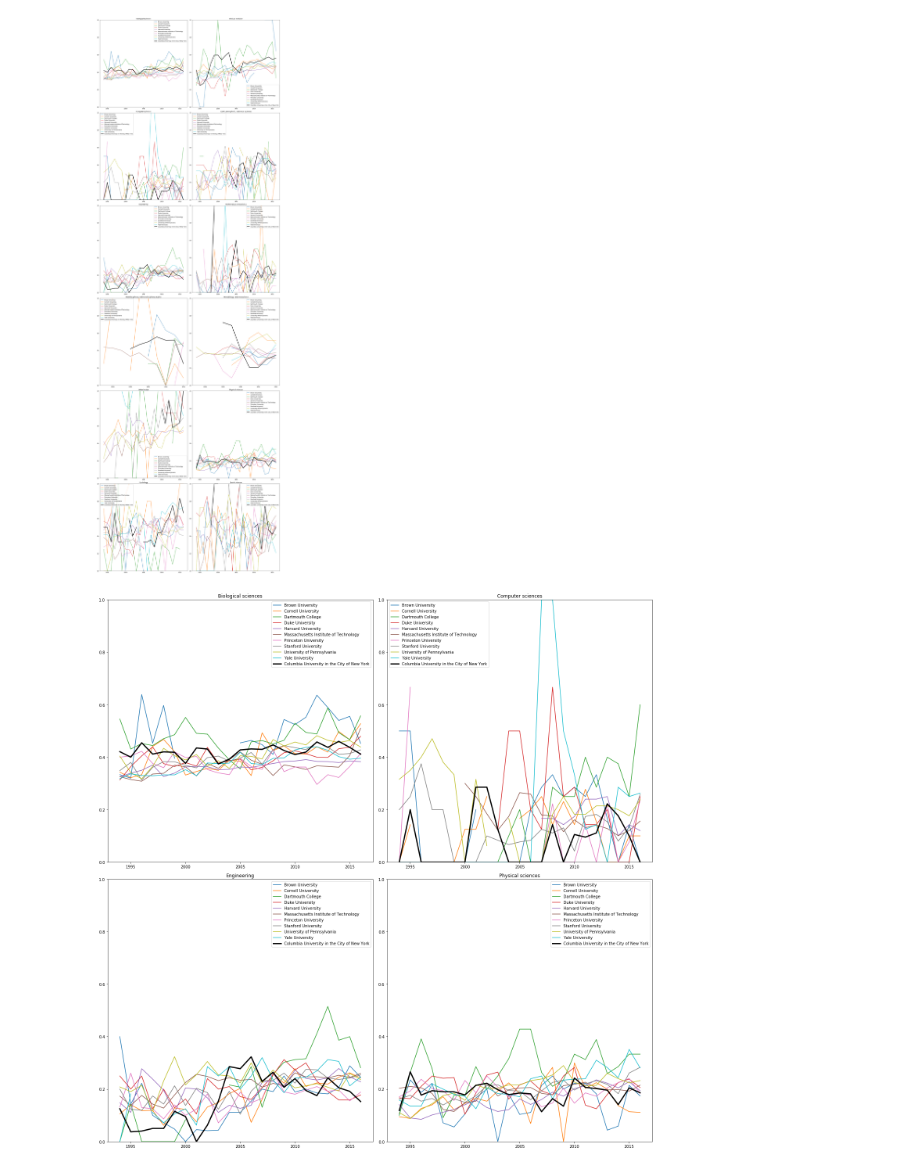
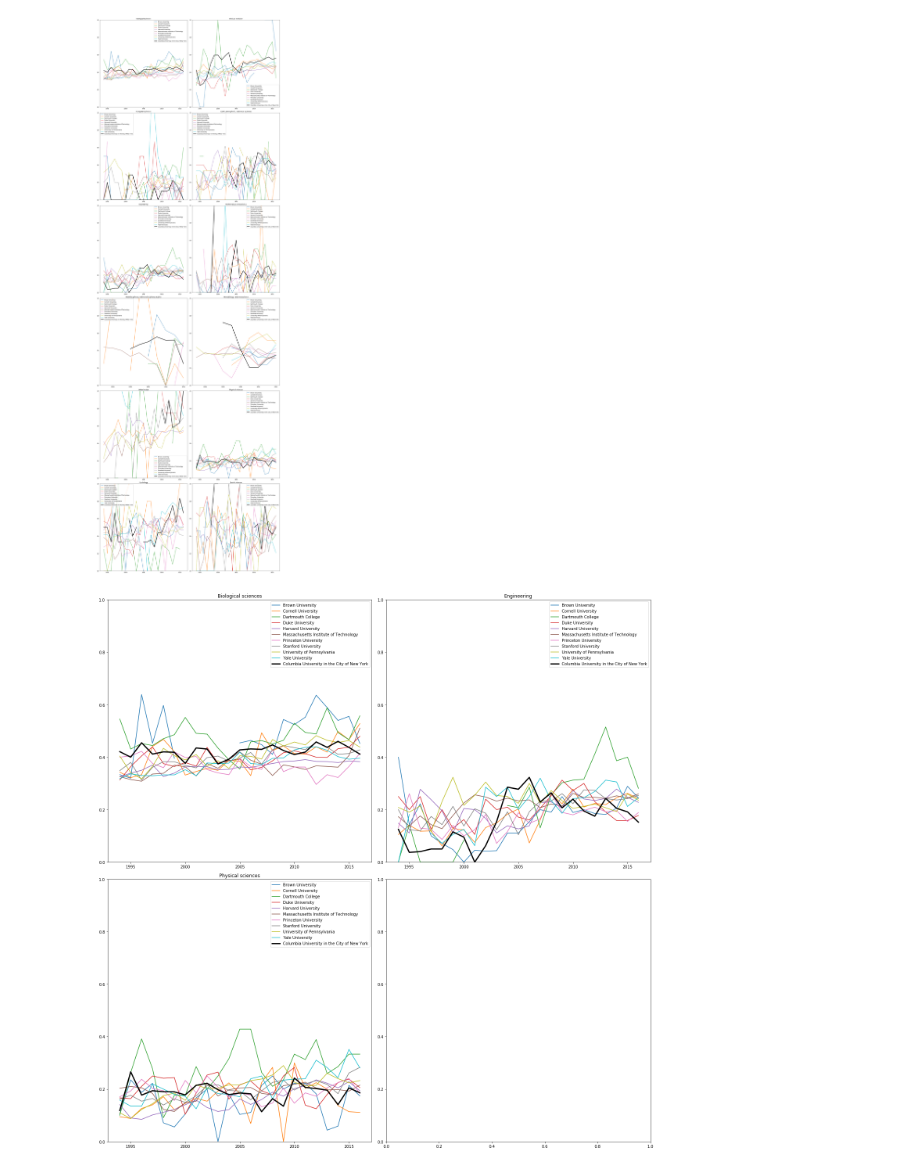
Before and after one commit to spec-journalism/gss-diversity, a Jupyter notebook: notebooks/postdoctorates/sex/broad-comparison.ipynb, the cells around one changed output. Saved outputs shown, nothing was run; the diff lists cells and outputs as text; code cells hidden in the pictures.

Commit message:
removed a couple useless graphs

```diff
--- a/notebooks/postdoctorates/sex/broad-comparison.ipynb
+++ b/notebooks/postdoctorates/sex/broad-comparison.ipynb
@@ -71,16 +71,16 @@ fig.tight_layout()
 # %%
 # Among these fields, Columbia has the least gender diversity compared to its peers
 selected_fields = [
     'Biological sciences',
-    'Computer sciences',
+    # 'Computer sciences',
     'Engineering',
     'Physical sciences',
 ]
 
 fig, axArr = subplots(len(selected_fields))
 for i, field in enumerate(selected_fields):
     ax = axArr[i // 2, i % 2]
     plot_inst(ax, field)
 fig.tight_layout()
 # %% [output]
-[figure, old version]
+[figure, new version]
```
